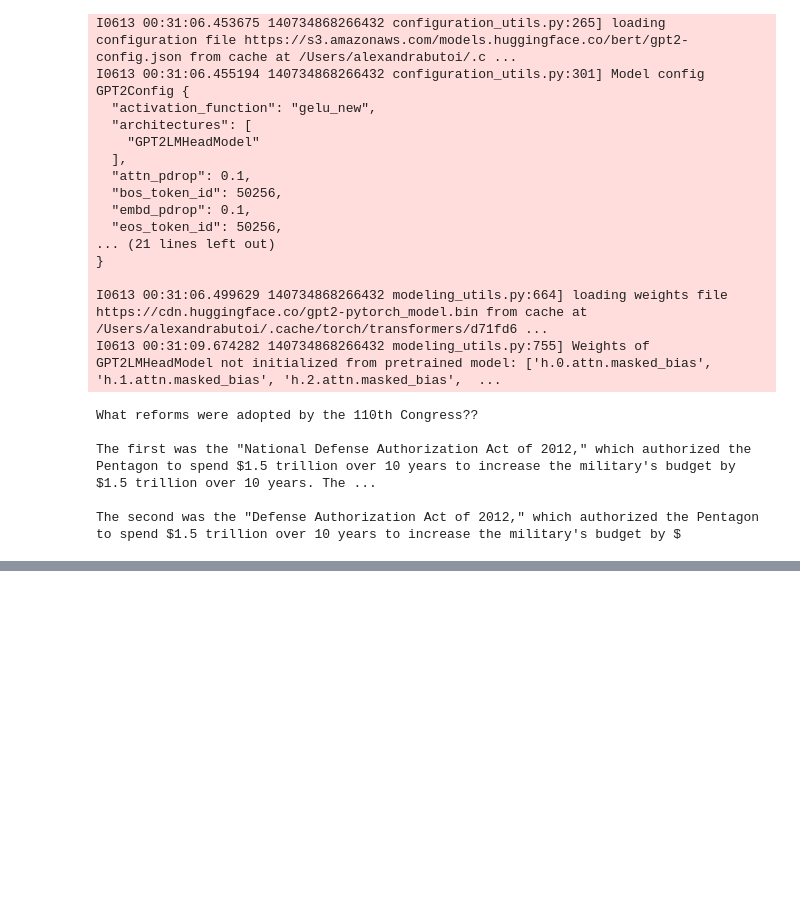
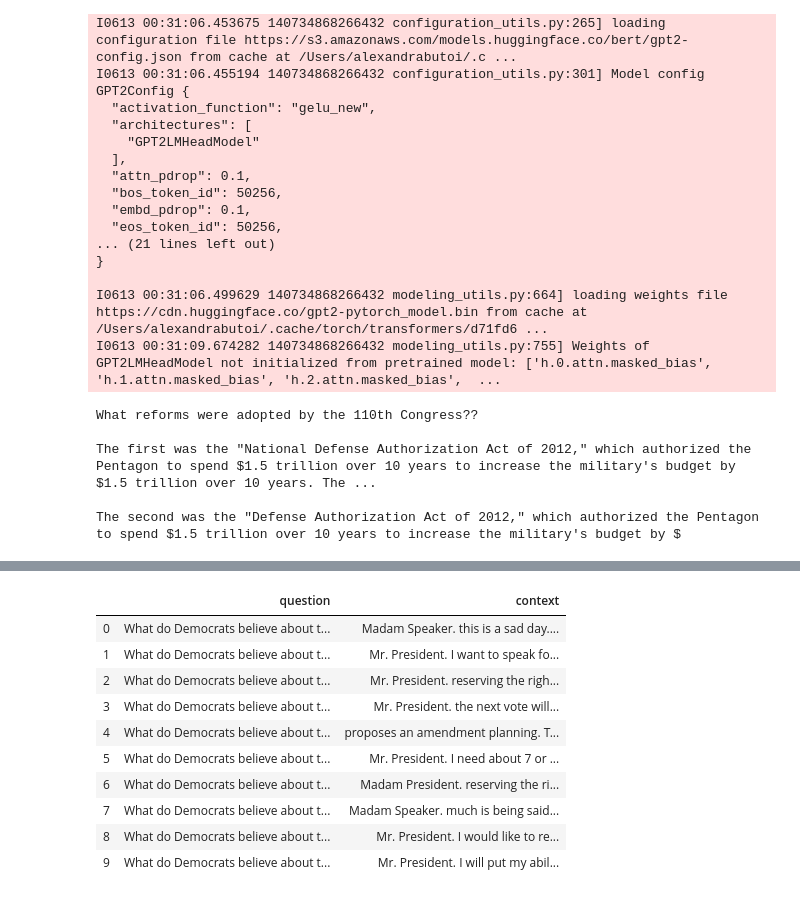
Before and after one commit to rostro36/Partisan-Responses, a Jupyter notebook: question_answering.ipynb, the cells around one changed output, grey strips where cells are left out. Saved outputs shown, nothing was run; the diff lists cells and outputs as text; code cells hidden in the pictures; blank space fills up the shorter version.

```diff
--- a/question_answering.ipynb
+++ b/question_answering.ipynb
@@ -289,0 +333,4 @@ The second was the "Defense Authorization Act of 2012," which authorized the Pen
+# %%
+qvector = model.infer_vector(simple_preprocess("What do Democrats believe about tax increases?"))
+# %%
+sims = model.docvecs.most_similar([qvector], topn=10)
@@ -289,0 +370,18 @@ The second was the "Defense Authorization Act of 2012," which authorized the Pen
+# %%
+question_df = pd.DataFrame.from_records([ {
+    'question': "What do Democrats believe about tax increases?",
+    'context':  ctx
+} for ctx in x ])
+question_df
+# %% [output]
+|  | question | context |
+| 0 | What do Democrats believe about t... | Madam Speaker. this is a sad day.... |
+| 1 | What do Democrats believe about t... | Mr. President. I want to speak fo... |
+| 2 | What do Democrats believe about t... | Mr. President. reserving the righ... |
+| 3 | What do Democrats believe about t... | Mr. President. the next vote will... |
+| 4 | What do Democrats believe about t... | proposes an amendment planning. T... |
+| 5 | What do Democrats believe about t... | Mr. President. I need about 7 or ... |
+| 6 | What do Democrats believe about t... | Madam President. reserving the ri... |
+| 7 | What do Democrats believe about t... | Madam Speaker. much is being said... |
+| 8 | What do Democrats believe about t... | Mr. President. I would like to re... |
+| 9 | What do Democrats believe about t... | Mr. President. I will put my abil... |
```
Also changed, not shown: parts of 16 cells of this notebook.
